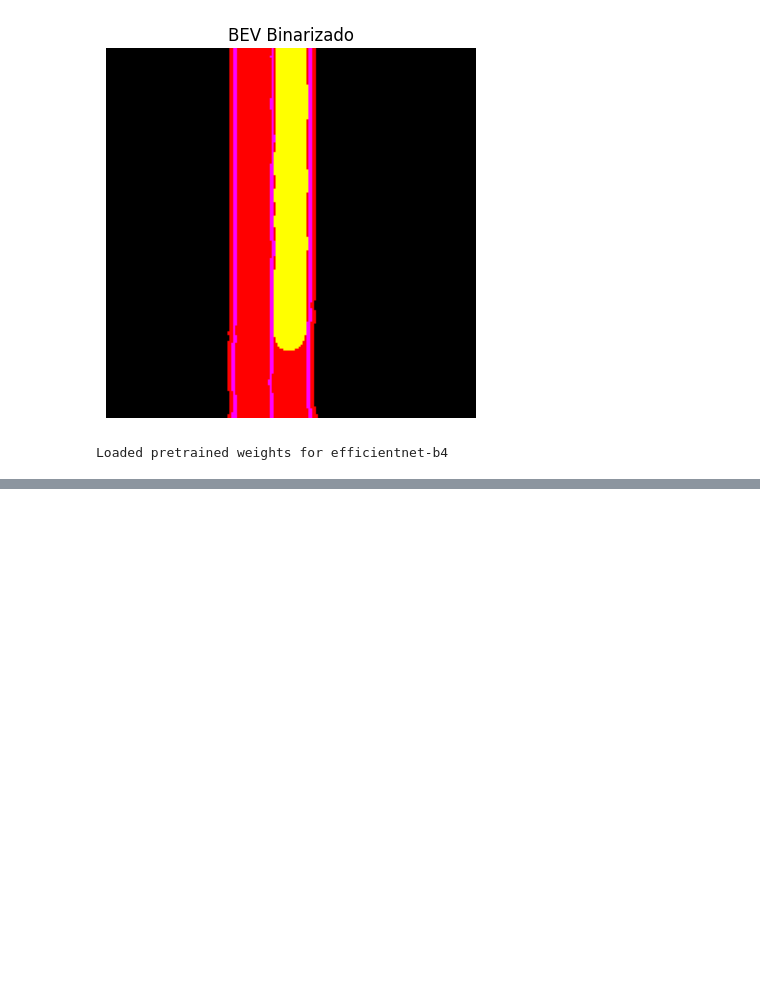
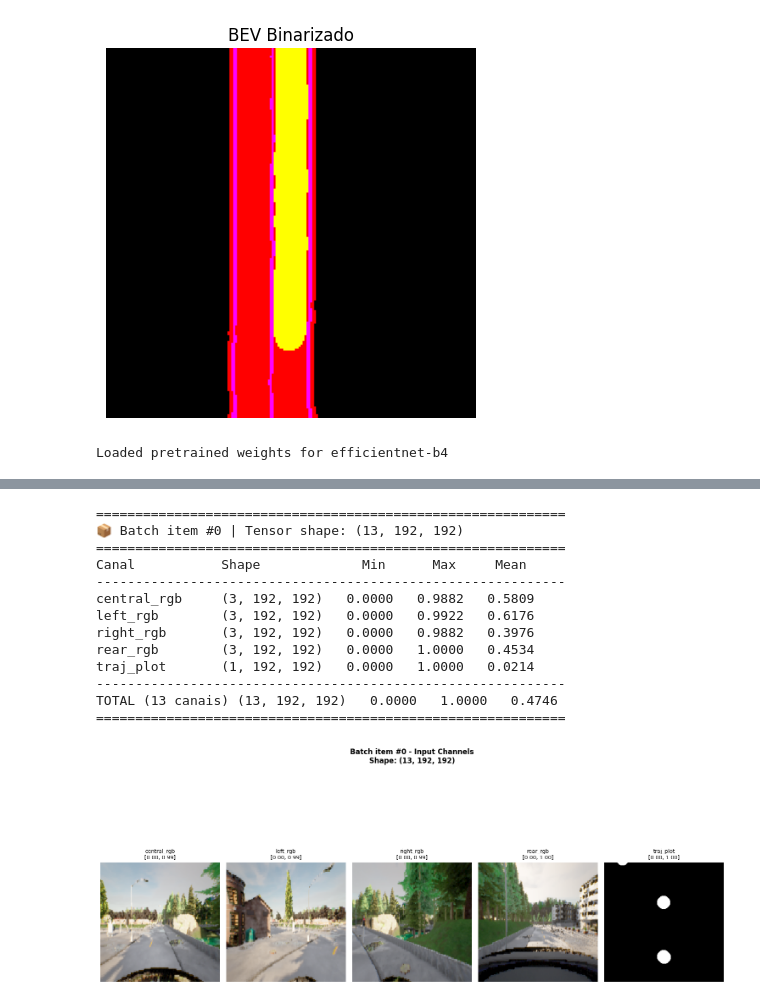
Before and after one commit to Felipe-carlos/carla-bc-bev, a Jupyter notebook: rascunho.ipynb, the cells around one changed output, grey strips where cells are left out. Cells and saved outputs as stored; diff of their text form; code cells hidden in the pictures; blank space fills up the shorter version.

```diff
--- a/rascunho.ipynb
+++ b/rascunho.ipynb
@@ -233,0 +402,18 @@ plt.show()
+# %%
+plot_batch_inputs(expert_obs_dict['image'], batch_idx=0)
+plt.show()
+# %% [output]
+============================================================
+📦 Batch item #0 | Tensor shape: (13, 192, 192)
+============================================================
+Canal           Shape             Min      Max     Mean
+------------------------------------------------------------
+central_rgb     (3, 192, 192)   0.0000   0.9882   0.5809
+left_rgb        (3, 192, 192)   0.0000   0.9922   0.6176
+right_rgb       (3, 192, 192)   0.0000   0.9882   0.3976
+rear_rgb        (3, 192, 192)   0.0000   1.0000   0.4534
+traj_plot       (1, 192, 192)   0.0000   1.0000   0.0214
+------------------------------------------------------------
+TOTAL (13 canais) (13, 192, 192)   0.0000   1.0000   0.4746
+============================================================
+[figure, added]
```
Also changed, not shown: parts of 8 cells of this notebook, 1 other file.
